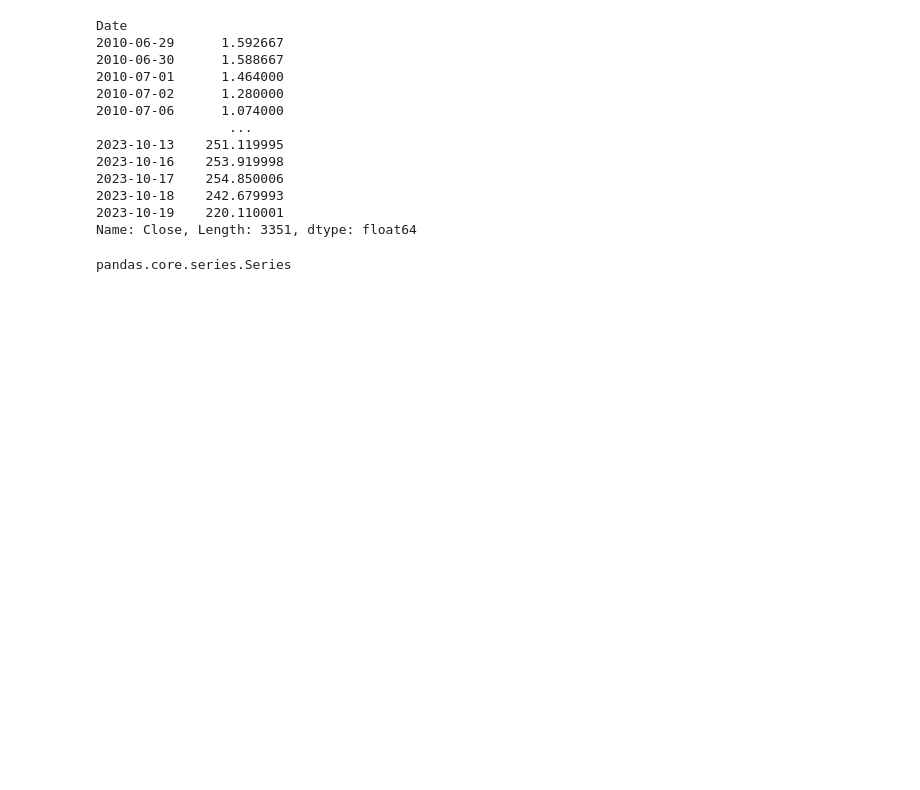
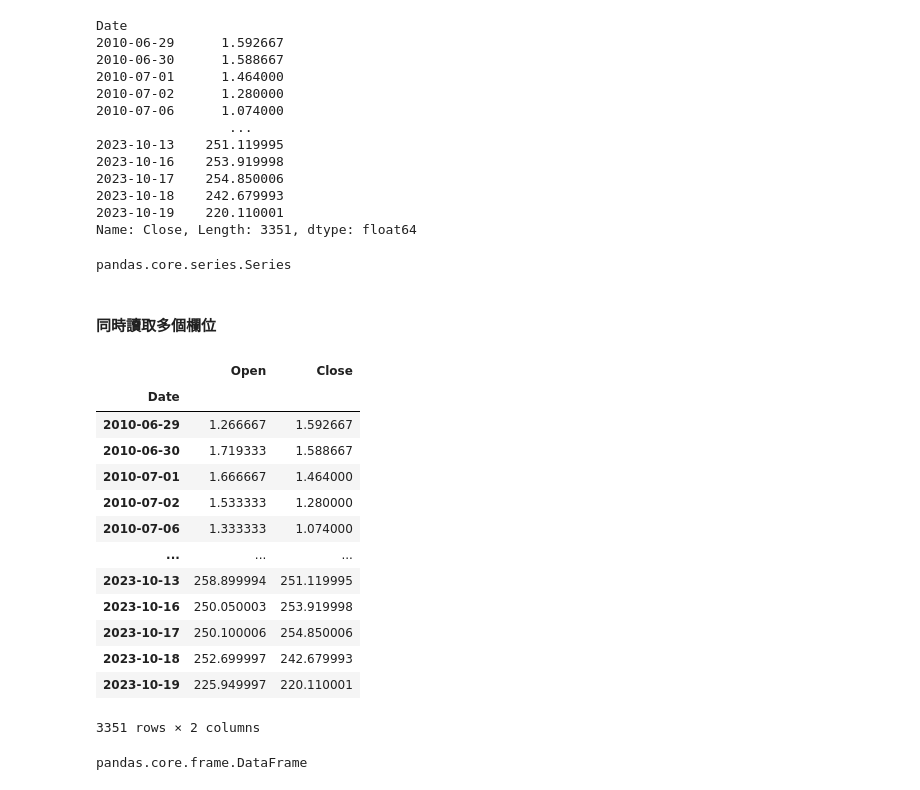
Before and after one commit to vcdemy/20231019, a Jupyter notebook: 20231020筆記.ipynb, the cells around one changed output. Saved outputs shown, nothing was run; the diff lists cells and outputs as text; code cells hidden in the pictures; blank space fills up the shorter version.

```diff
--- a/20231020筆記.ipynb
+++ b/20231020筆記.ipynb
@@ -755,3 +755,26 @@ Name: Close, Length: 3351, dtype: float64
 type(df['Close'])
 # %% [output]
 pandas.core.series.Series
+# %% [markdown]
+#### 同時讀取多個欄位
+# %%
+df[['Open', 'Close']]
+# %% [output]
+|  | Open | Close |
+| Date |  |  |
+| 2010-06-29 | 1.266667 | 1.592667 |
+| 2010-06-30 | 1.719333 | 1.588667 |
+| 2010-07-01 | 1.666667 | 1.464000 |
+| 2010-07-02 | 1.533333 | 1.280000 |
+| 2010-07-06 | 1.333333 | 1.074000 |
+| ... | ... | ... |
+| 2023-10-13 | 258.899994 | 251.119995 |
+| 2023-10-16 | 250.050003 | 253.919998 |
+| 2023-10-17 | 250.100006 | 254.850006 |
+| 2023-10-18 | 252.699997 | 242.679993 |
+| 2023-10-19 | 225.949997 | 220.110001 |
+3351 rows × 2 columns
+# %%
+type(df[['Open', 'Close']])
+# %% [output]
+pandas.core.frame.DataFrame
```
Also changed, not shown: parts of 12 cells of this notebook.
